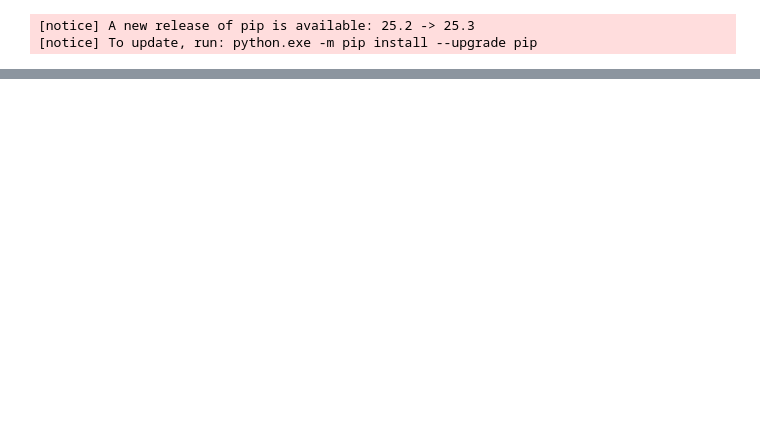
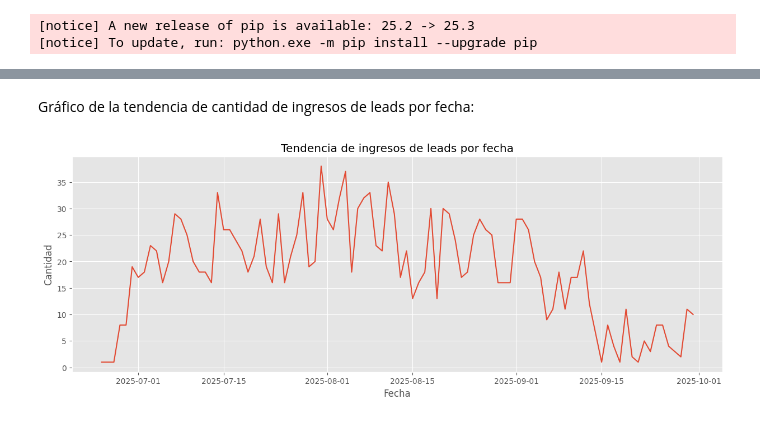
Before and after one commit to garitastephanny-collab/Stephanny-programacion, a Jupyter notebook: Proyecto final/Proyecto final Stephanny.ipynb, the cells around one changed output, grey strips where cells are left out. Saved outputs shown, nothing was run; the diff lists cells and outputs as text; code cells hidden in the pictures; blank space fills up the shorter version.

```diff
--- a/Proyecto final/Proyecto final Stephanny.ipynb
+++ b/Proyecto final/Proyecto final Stephanny.ipynb
@@ -56,0 +183,12 @@ display(df.head())
+# %% [markdown]
+Gráfico de la tendencia de cantidad de ingresos de leads por fecha:
+# %%
+import matplotlib.pyplot as plt
+
+df.groupby(df["Fecha_ingreso"].dt.date).size().plot(kind="line")
+plt.title("Tendencia de ingresos de leads por fecha")
+plt.xlabel("Fecha")
+plt.ylabel("Cantidad")
+plt.show()
+# %% [output]
+[figure, added]
```
Also changed, not shown: parts of 17 cells of this notebook, 1 other file.
